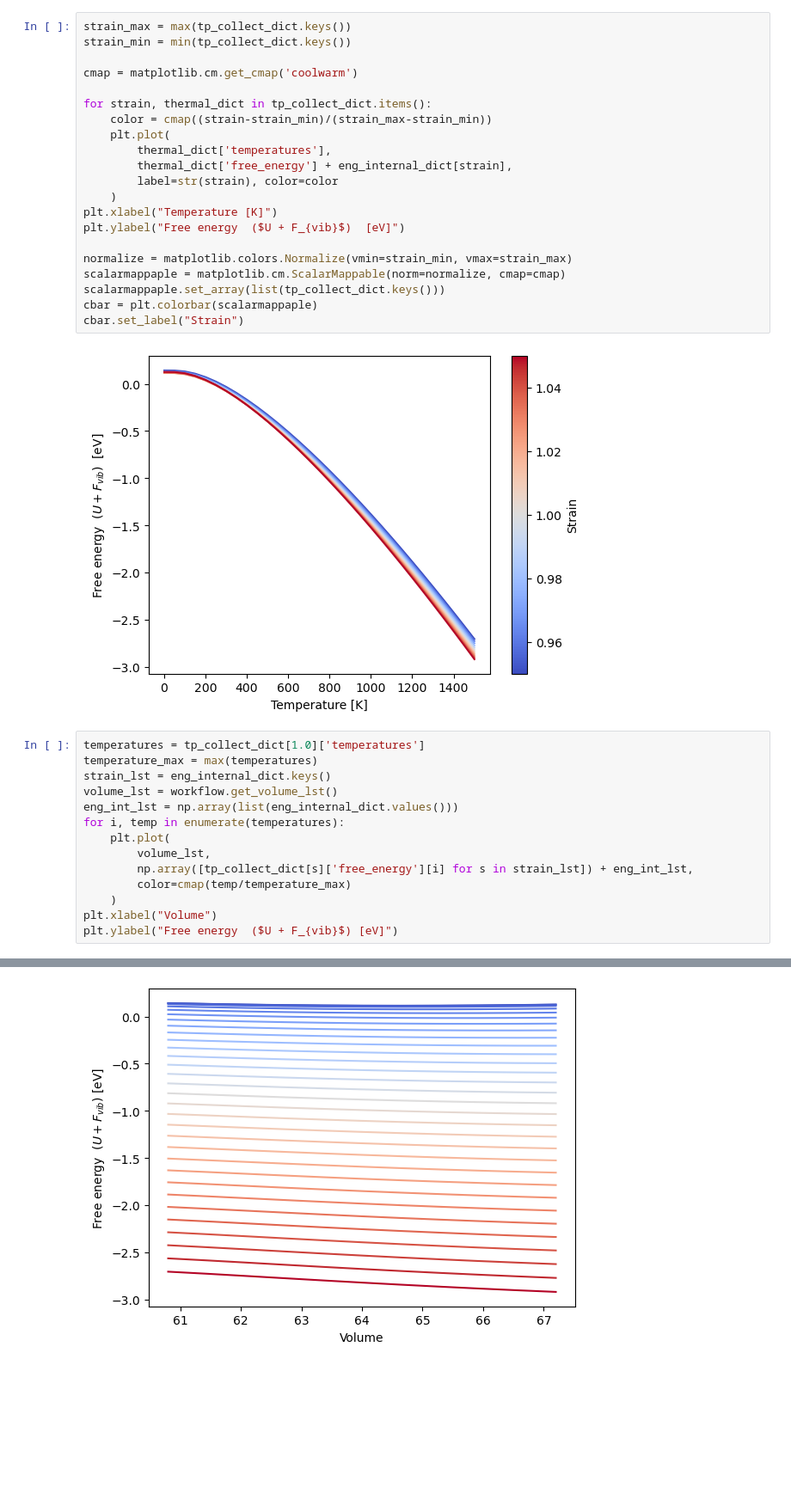
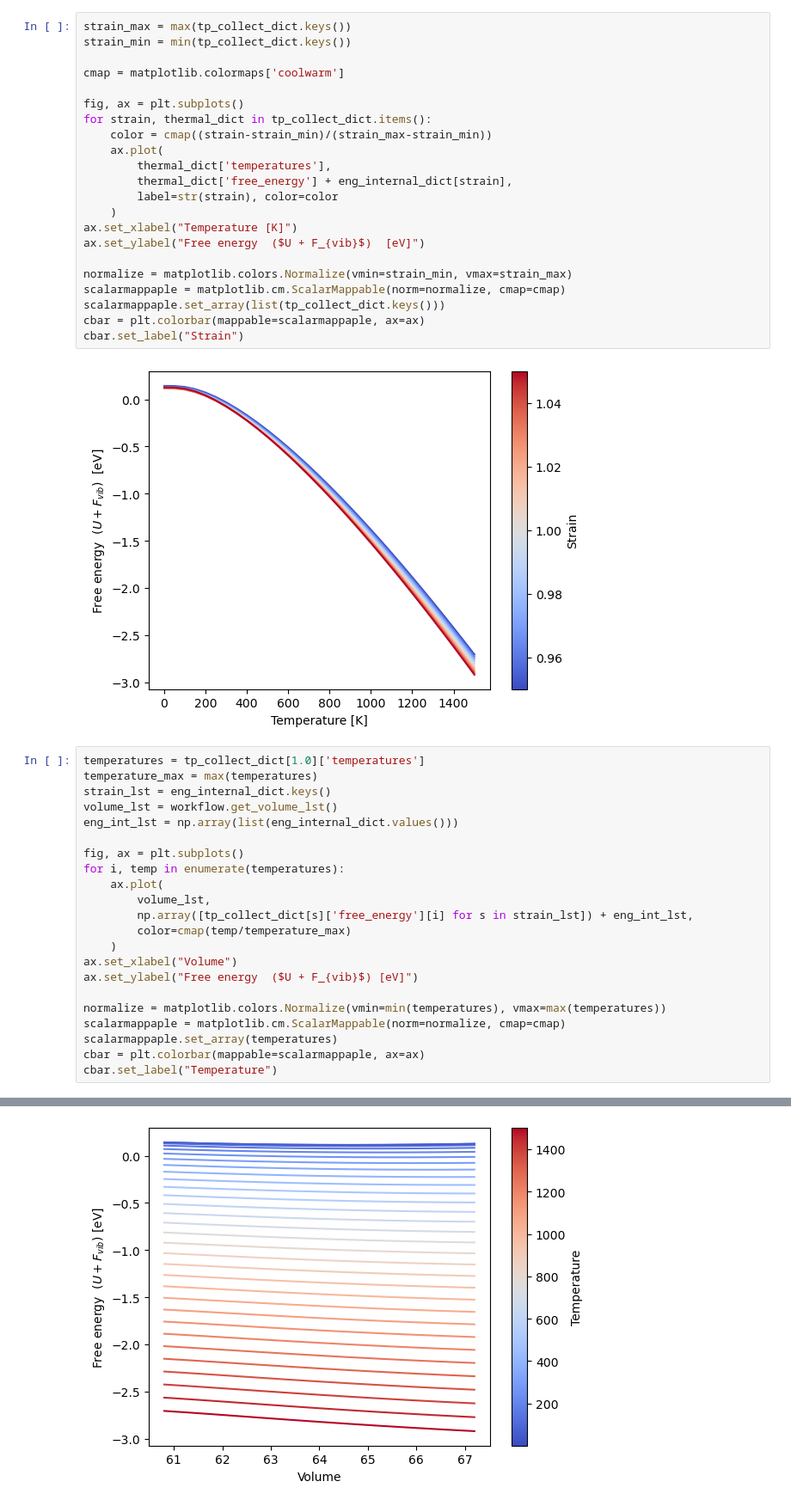
Before and after one commit to pyiron/atomistics, a Jupyter notebook: notebooks/quasi_harmonic_approximation.ipynb, the cells around one changed output, grey strips where cells are left out. Shown at 86% size. Cells and saved outputs as stored; diff of their text form; blank space fills up the shorter version.

```diff
--- a/notebooks/quasi_harmonic_approximation.ipynb
+++ b/notebooks/quasi_harmonic_approximation.ipynb
@@ -35,22 +35,23 @@ tp_collect_dict = workflow.get_thermal_properties(
 strain_max = max(tp_collect_dict.keys())
 strain_min = min(tp_collect_dict.keys())
 
-cmap = matplotlib.cm.get_cmap('coolwarm')
+cmap = matplotlib.colormaps['coolwarm']
 
+fig, ax = plt.subplots()
 for strain, thermal_dict in tp_collect_dict.items():
     color = cmap((strain-strain_min)/(strain_max-strain_min))
-    plt.plot(
+    ax.plot(
         thermal_dict['temperatures'],
         thermal_dict['free_energy'] + eng_internal_dict[strain],
         label=str(strain), color=color
     )
-plt.xlabel("Temperature [K]")
-plt.ylabel("Free energy  ($U + F_{vib}$)  [eV]")
+ax.set_xlabel("Temperature [K]")
+ax.set_ylabel("Free energy  ($U + F_{vib}$)  [eV]")
 
 normalize = matplotlib.colors.Normalize(vmin=strain_min, vmax=strain_max)
 scalarmappaple = matplotlib.cm.ScalarMappable(norm=normalize, cmap=cmap)
 scalarmappaple.set_array(list(tp_collect_dict.keys()))
-cbar = plt.colorbar(scalarmappaple)
+cbar = plt.colorbar(mappable=scalarmappaple, ax=ax)
 cbar.set_label("Strain")
 # %% [output]
 [figure]
@@ -60,12 +61,20 @@ temperature_max = max(temperatures)
 strain_lst = eng_internal_dict.keys()
 volume_lst = workflow.get_volume_lst()
 eng_int_lst = np.array(list(eng_internal_dict.values()))
+
+fig, ax = plt.subplots()
 for i, temp in enumerate(temperatures):
-    plt.plot(
+    ax.plot(
         volume_lst,
         np.array([tp_collect_dict[s]['free_energy'][i] for s in strain_lst]) + eng_int_lst,
         color=cmap(temp/temperature_max)
     )
-plt.xlabel("Volume")
-plt.ylabel("Free energy  ($U + F_{vib}$) [eV]")
+ax.set_xlabel("Volume")
+ax.set_ylabel("Free energy  ($U + F_{vib}$) [eV]")
+
+normalize = matplotlib.colors.Normalize(vmin=min(temperatures), vmax=max(temperatures))
+scalarmappaple = matplotlib.cm.ScalarMappable(norm=normalize, cmap=cmap)
+scalarmappaple.set_array(temperatures)
+cbar = plt.colorbar(mappable=scalarmappaple, ax=ax)
+cbar.set_label("Temperature")
 # %% [output]
@@ -73 +81 @@ Text(0, 0.5, 'Free energy  ($U + F_{vib}$) [eV]')
-[figure, old version]
+[figure, new version]
```
Also changed, not shown: parts of 1 cell of this notebook.
